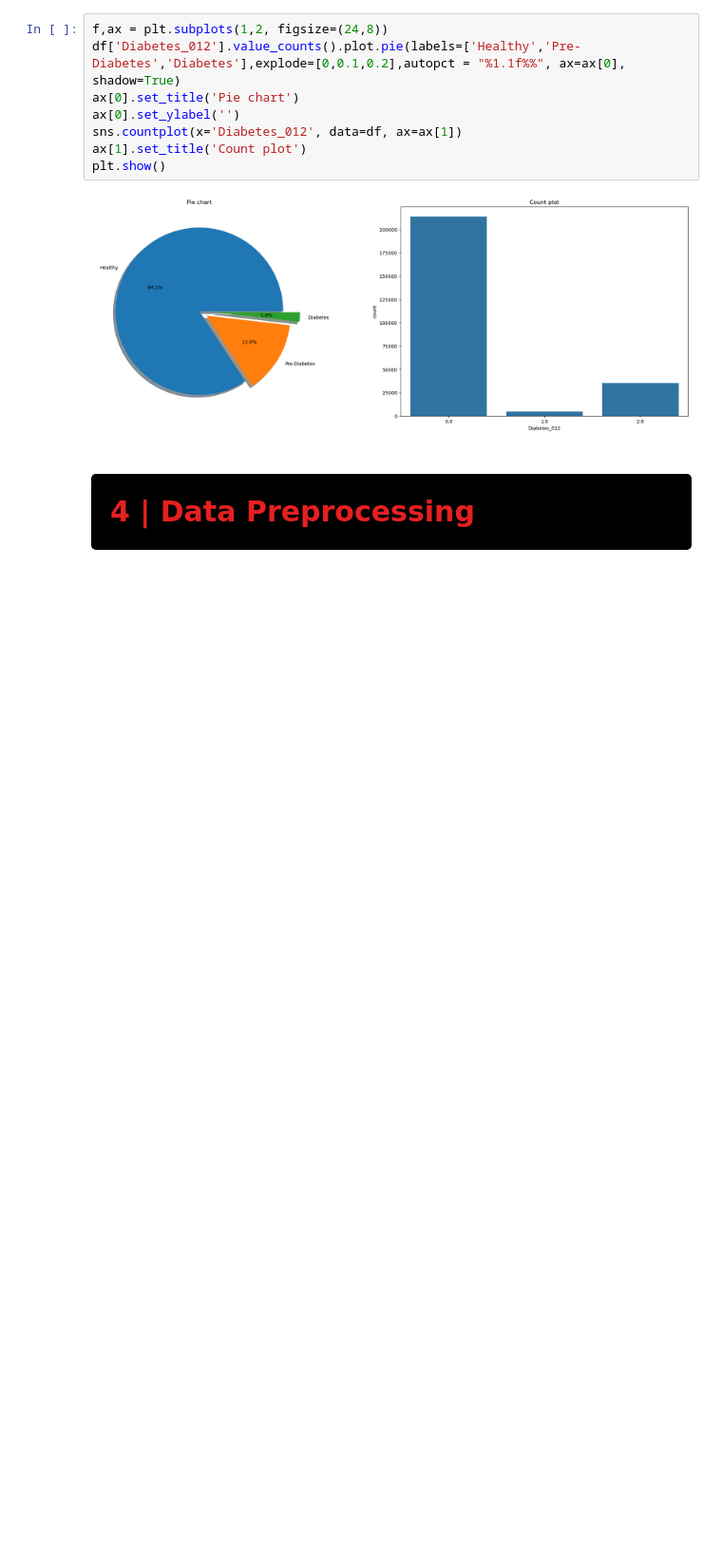
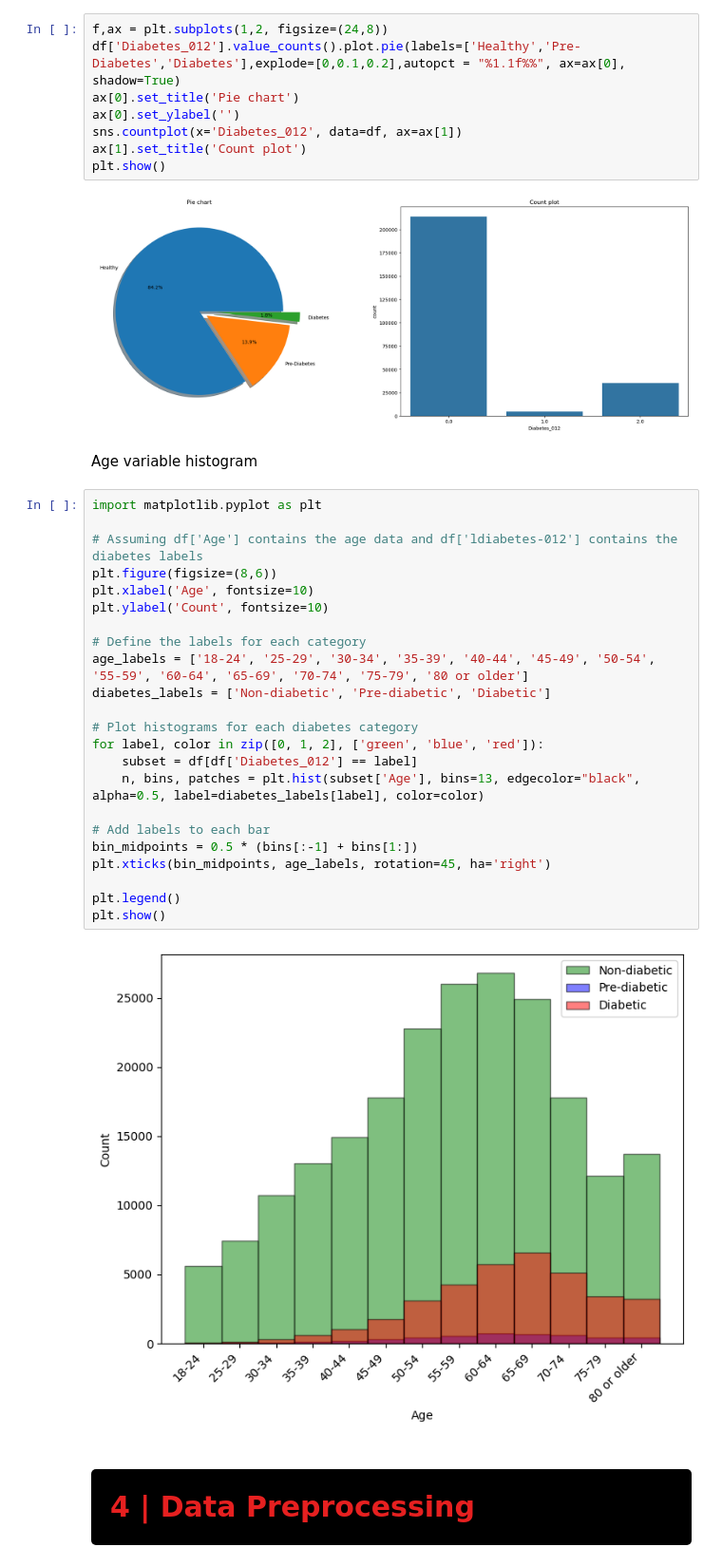
Before and after one commit to paya-alavi77/Diabetes, a Jupyter notebook: Diabetes.ipynb, the cells around one changed output. Shown at 95% size. Drawn from its saved outputs; the diff is of its cells as text; blank space fills up the shorter version.

Commit message:
Age hist plot for each diabetes label added

```diff
--- a/Diabetes.ipynb
+++ b/Diabetes.ipynb
@@ -489,6 +491,33 @@ ax[1].set_title('Count plot')
 plt.show()
 # %% [output]
 [figure]
+# %% [markdown]
+Age variable histogram
+# %%
+import matplotlib.pyplot as plt
+
+# Assuming df['Age'] contains the age data and df['ldiabetes-012'] contains the diabetes labels
+plt.figure(figsize=(8,6))
+plt.xlabel('Age', fontsize=10)
+plt.ylabel('Count', fontsize=10)
+
+# Define the labels for each category
+age_labels = ['18-24', '25-29', '30-34', '35-39', '40-44', '45-49', '50-54', '55-59', '60-64', '65-69', '70-74', '75-79', '80 or older']
+diabetes_labels = ['Non-diabetic', 'Pre-diabetic', 'Diabetic']
+
+# Plot histograms for each diabetes category
+for label, color in zip([0, 1, 2], ['green', 'blue', 'red']):
+    subset = df[df['Diabetes_012'] == label]
+    n, bins, patches = plt.hist(subset['Age'], bins=13, edgecolor="black", alpha=0.5, label=diabetes_labels[label], color=color)
+
+# Add labels to each bar
+bin_midpoints = 0.5 * (bins[:-1] + bins[1:])
+plt.xticks(bin_midpoints, age_labels, rotation=45, ha='right')
+
+plt.legend()
+plt.show()
+# %% [output]
+[figure, added]
 # %% [markdown]
 <a id="4"></a>
 # <div style="padding:20px;color:#E62020;margin:0;font-size:30px;font-family:Georgia;text-align:left;display:fill;border-radius:5px;background-color:black;overflow:hidden">4 | Data Preprocessing</div>
```
Also changed, not shown: parts of 3 cells of this notebook.
